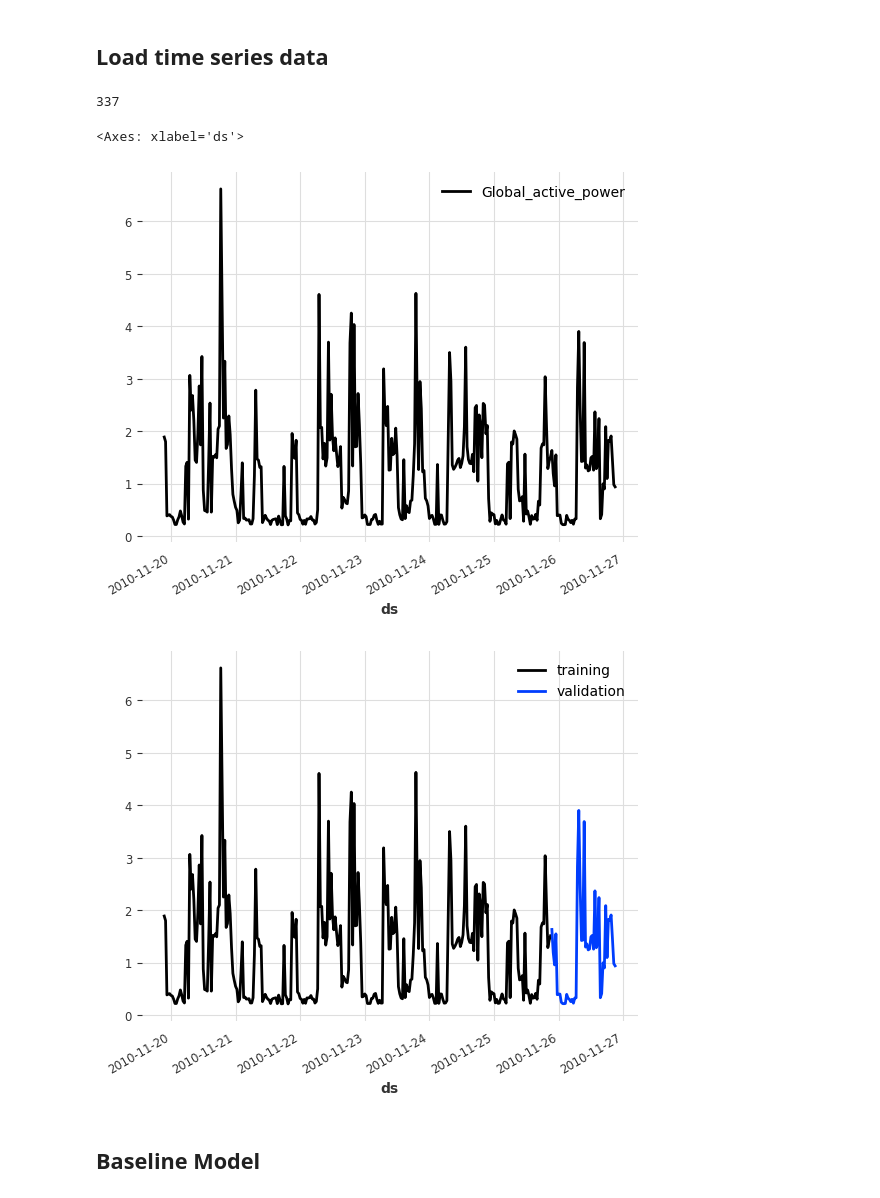
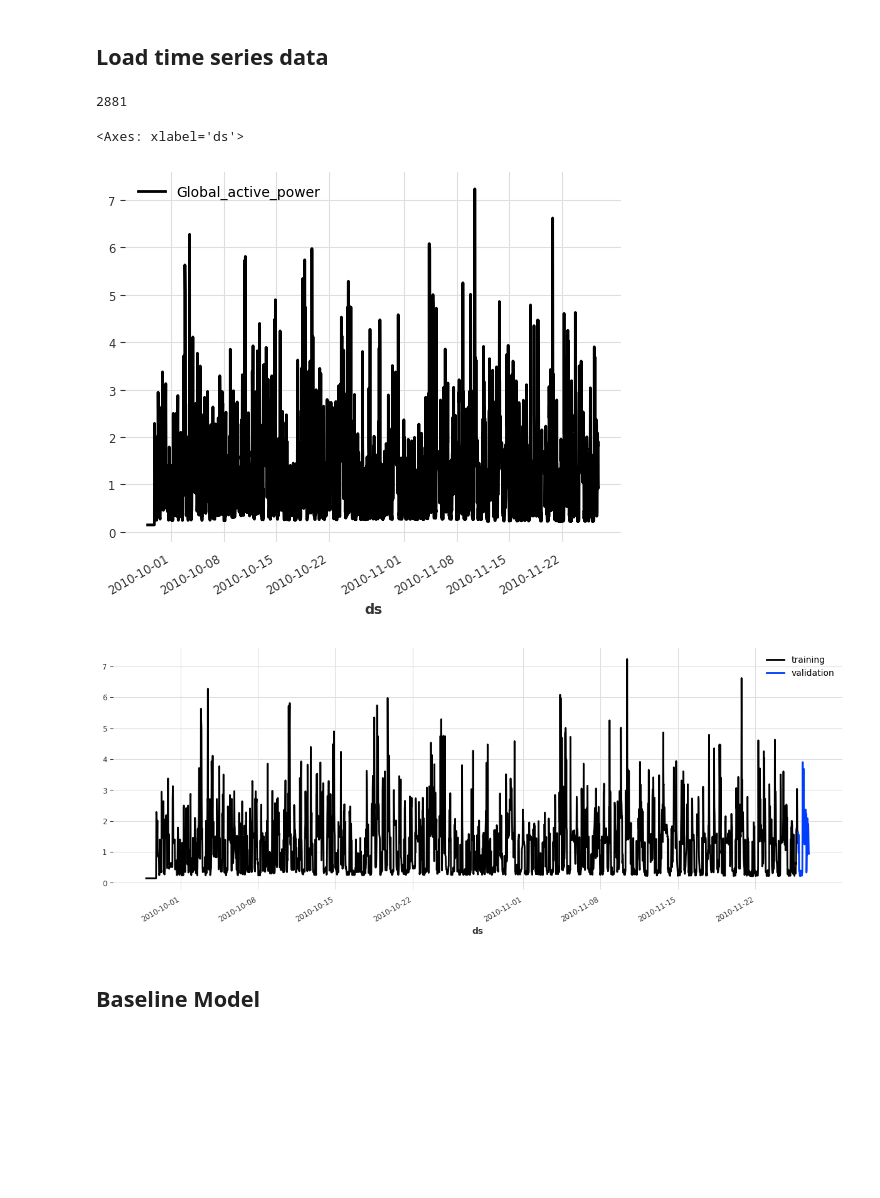
Before and after one commit to kosmydel/stock-timeseries-prediction, a Jupyter notebook: electricity.ipynb, the cells around one changed output. Saved outputs shown, nothing was run; the diff lists cells and outputs as text; code cells hidden in the pictures; blank space fills up the shorter version.

```diff
--- a/electricity.ipynb
+++ b/electricity.ipynb
@@ -46,30 +62,31 @@ df = df.ffill()
 # %% [markdown]
 ## Load time series data
 # %%
-TRAIN_DAYS = 7
+TRAIN_DAYS = 60
 PREDICTION_HOURS = 24
 # %%
 series = TimeSeries.from_dataframe(df, time_col='ds', value_cols='Global_active_power', fill_missing_dates=True, freq=None)
 series = series.slice_n_points_before(series.end_time(), TRAIN_DAYS*24*60)
 
-series = series.resample('30min', method='pad')
+series = series.resample('10min', method='pad')
 # %%
 print(len(series))
 # %% [output]
-337
+2881
 # %%
 series.plot()
 # %% [output]
 <Axes: xlabel='ds'>
-[figure, old version]
+[figure, new version]
 # %%
-train, val = series.split_after(6/7)
+train, val = series.split_after((TRAIN_DAYS - 1) / TRAIN_DAYS)
+plt.figure(figsize=(15, 5))
 train.plot(label="training")
 val.plot(label="validation")
 
 to_predict = len(val)
 # %% [output]
-[figure, old version]
+[figure, new version]
 # %% [markdown]
 ## Baseline Model
 # %%
```
Also changed, not shown: parts of 8 cells of this notebook.
